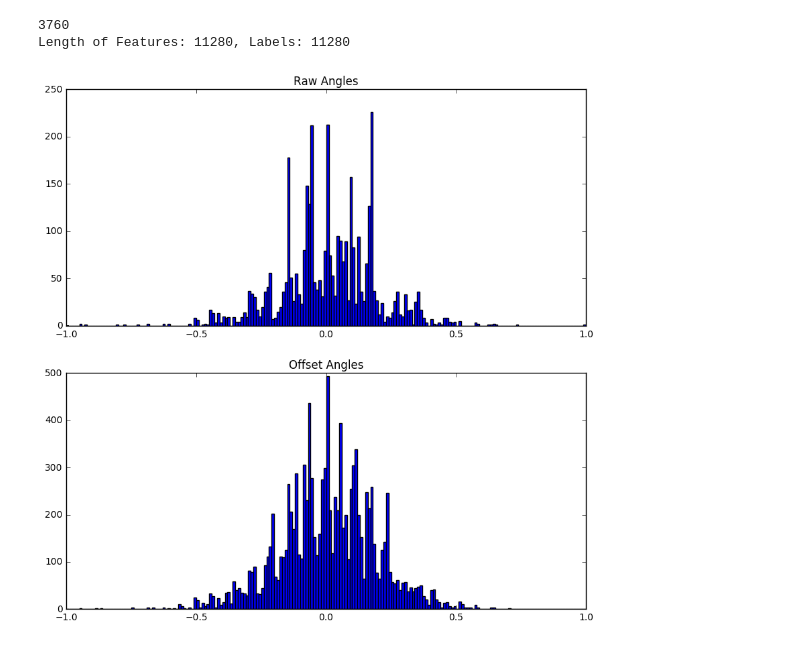
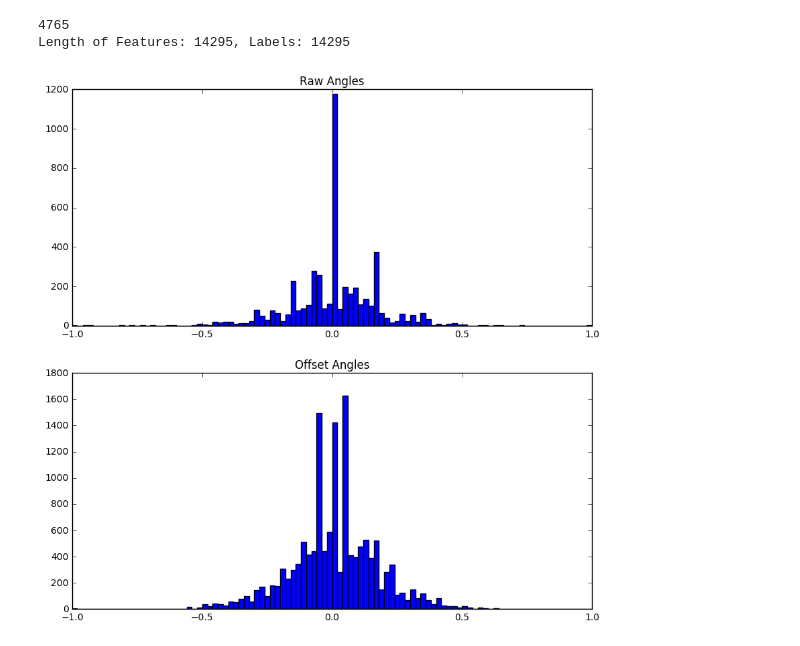
Before and after one commit to sahiljuneja/Udacity-SDCND-Term-1, a Jupyter notebook: Term-1/P3-Behavioral-Cloning/model.ipynb, the cells around one changed output. Drawn from its saved outputs; the diff is of its cells as text; code cells hidden in the pictures.

```diff
--- a/Term-1/P3-Behavioral-Cloning/model.ipynb
+++ b/Term-1/P3-Behavioral-Cloning/model.ipynb
@@ -34,16 +34,16 @@ Using TensorFlow backend.
 # Read in CSV file
 csv_loc = "data/driving_log.csv"
 df = pd.read_csv(csv_loc)
-df = df.drop(df[df['steering'] == 0].sample(frac=0.95).index)
-df = df.drop(df[df['throttle'] < 0.25].sample(frac=0.50).index)
+df = df.drop(df[df['steering'] == 0].sample(frac=0.75).index)
+#df = df.drop(df[df['throttle'] < 0.25].sample(frac=0.50).index)
 print(len(df.index))
 # Add c,l and r images.
 features_col = pd.concat([df['center'], df['left'].map(str.strip), df['right'].map(str.strip)])
 features_col = np.array(features_col.values.tolist())
 
 # Add steering angles for c,l,r with added shift for l and r images
-l_shift = 0.06 # Higher offset causes larger jumps
-r_shift = -0.06
+l_shift = 0.05 # Higher offset causes larger jumps
+r_shift = -0.05
 labels_c = df['steering']
 labels_r = df['steering'] + r_shift
 labels_l = df['steering'] + l_shift
@@ -59,21 +59,21 @@ X_train, X_val, y_train, y_val = train_test_split(features_col, labels_col, test
 # Read in image list
 images = os.listdir("data/IMG/")
 # %% [output]
-3760
-Length of Features: 11280, Labels: 11280
+4765
+Length of Features: 14295, Labels: 14295
 # %%
 ### Plot data
 fig = plt.figure(figsize=(10,10))
 ax1 = fig.add_subplot(2, 1, 1)
 ax1.set_title("Raw Angles")
 ax2 = fig.add_subplot(2, 1, 2)
 ax2.set_title("Offset Angles")
 
-ax1.hist(df['steering'],bins=200, range=(-1,1));
-ax2.hist(labels_col,bins=200, range=(-1,1));
+ax1.hist(df['steering'], bins=100, range=(-1,1));
+ax2.hist(labels_col, bins=100, range=(-1,1));
 plt.show()
 # %% [output]
-[figure, old version]
+[figure, new version]
 # %%
 ### Pre-Process
 img_cols = 120
```
Also changed, not shown: parts of 8 cells of this notebook.
